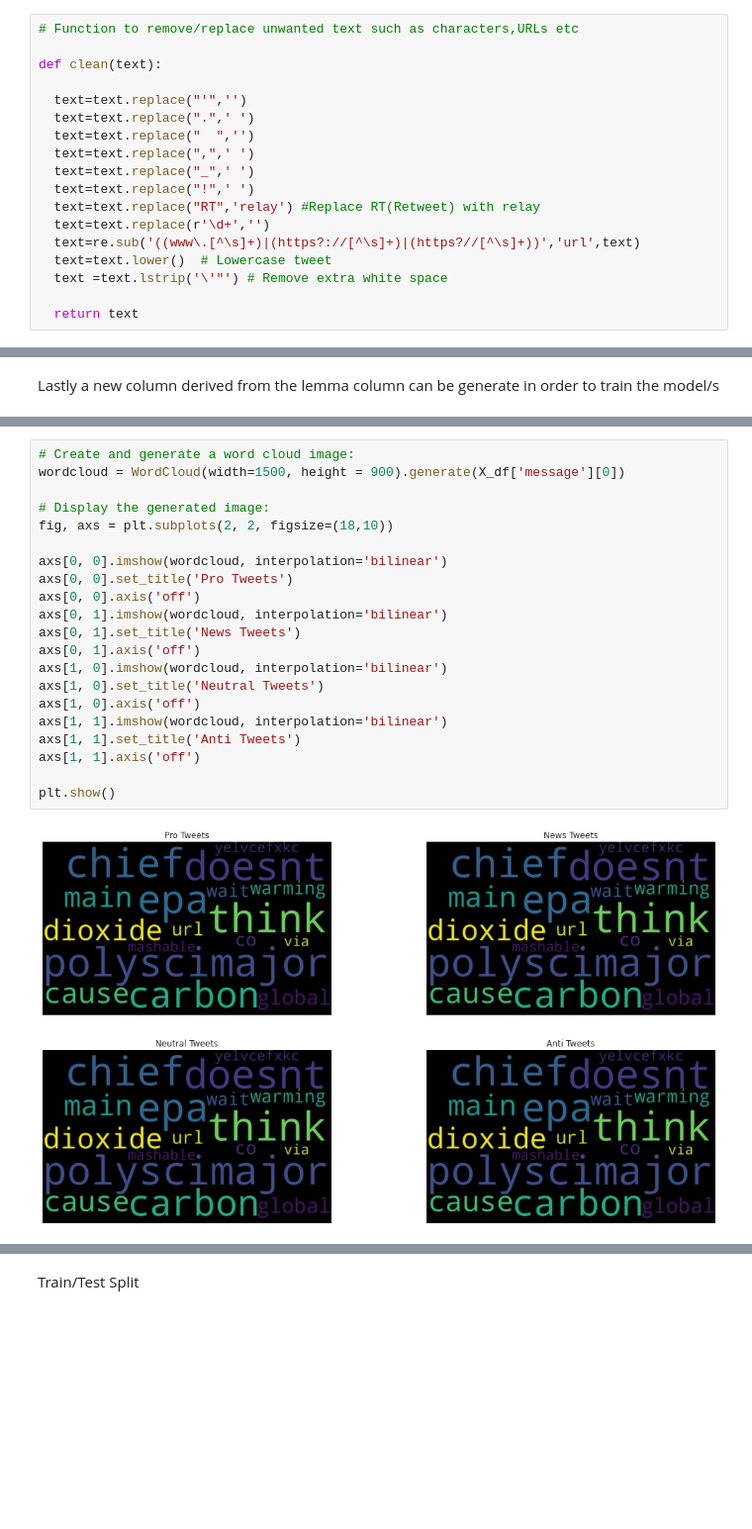
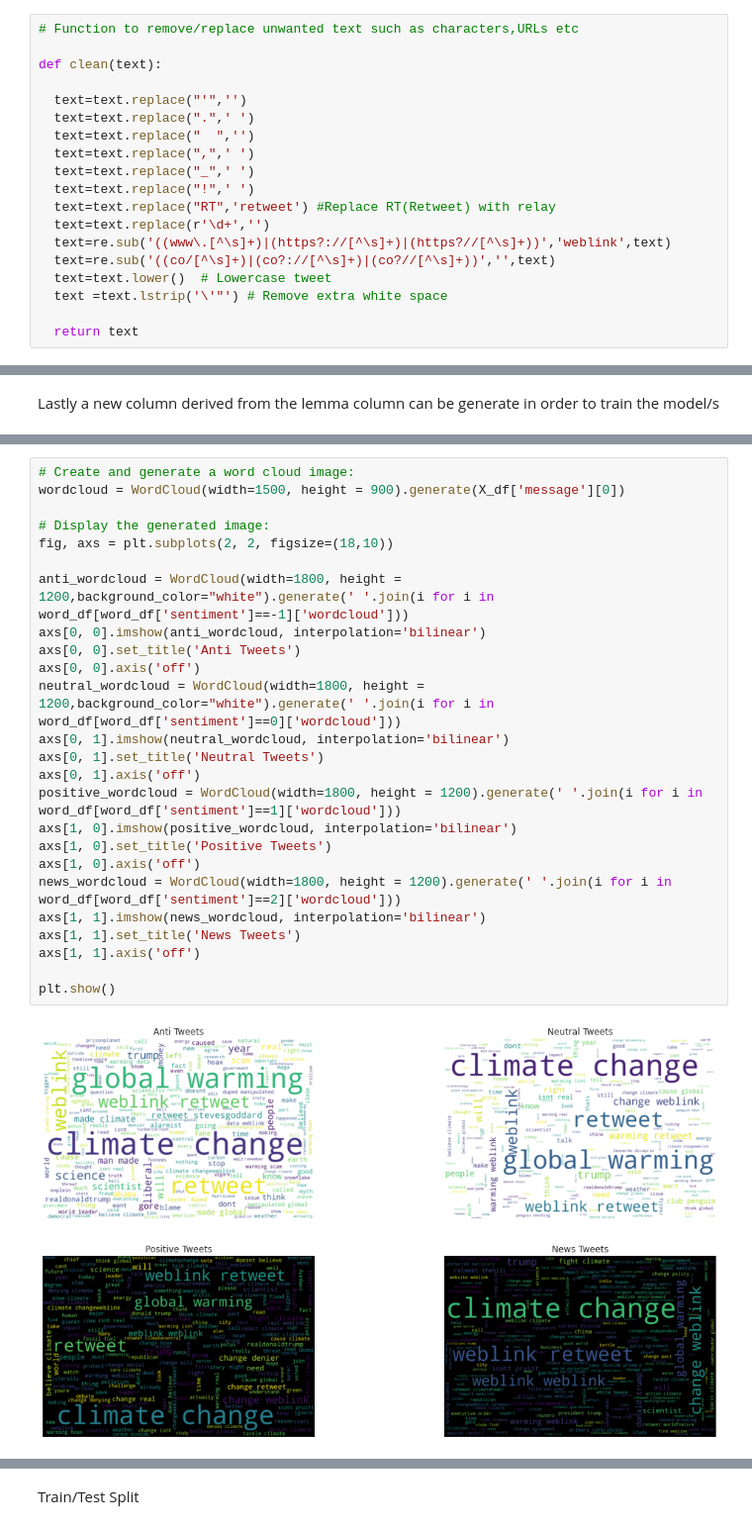
Before and after one commit to lejone/Classification, a Jupyter notebook: Classification Predict.ipynb, the cells around one changed output, grey strips where cells are left out. Shown at 99% size. Cells and saved outputs as stored; diff of their text form; blank space fills up the shorter version.

```diff
--- a/Classification Predict.ipynb
+++ b/Classification Predict.ipynb
@@ -252,9 +255,10 @@ def clean(text):
   text=text.replace(",",' ')
   text=text.replace("_",' ')
   text=text.replace("!",' ')
-  text=text.replace("RT",'relay') #Replace RT(Retweet) with relay
+  text=text.replace("RT",'retweet') #Replace RT(Retweet) with relay
   text=text.replace(r'\d+','')
-  text=re.sub('((www\.[^\s]+)|(https?://[^\s]+)|(https?//[^\s]+))','url',text)
+  text=re.sub('((www\.[^\s]+)|(https?://[^\s]+)|(https?//[^\s]+))','weblink',text)
+  text=re.sub('((co/[^\s]+)|(co?://[^\s]+)|(co?//[^\s]+))','',text)
   text=text.lower()  # Lowercase tweet
   text =text.lstrip('\'"') # Remove extra white space
 
@@ -362,23 +372,27 @@ The words most popular amongst the sentiment groups can be displayed on word clo
 # %%
 # Create and generate a word cloud image:
 wordcloud = WordCloud(width=1500, height = 900).generate(X_df['message'][0])
 
 # Display the generated image:
 fig, axs = plt.subplots(2, 2, figsize=(18,10))
 
-axs[0, 0].imshow(wordcloud, interpolation='bilinear')
-axs[0, 0].set_title('Pro Tweets')
+anti_wordcloud = WordCloud(width=1800, height = 1200,background_color="white").generate(' '.join(i for i in word_df[word_df['sentiment']==-1]['wordcloud']))
+axs[0, 0].imshow(anti_wordcloud, interpolation='bilinear')
+axs[0, 0].set_title('Anti Tweets')
 axs[0, 0].axis('off')
-axs[0, 1].imshow(wordcloud, interpolation='bilinear')
-axs[0, 1].set_title('News Tweets')
+neutral_wordcloud = WordCloud(width=1800, height = 1200,background_color="white").generate(' '.join(i for i in word_df[word_df['sentiment']==0]['wordcloud']))
+axs[0, 1].imshow(neutral_wordcloud, interpolation='bilinear')
+axs[0, 1].set_title('Neutral Tweets')
 axs[0, 1].axis('off')
-axs[1, 0].imshow(wordcloud, interpolation='bilinear')
-axs[1, 0].set_title('Neutral Tweets')
+positive_wordcloud = WordCloud(width=1800, height = 1200).generate(' '.join(i for i in word_df[word_df['sentiment']==1]['wordcloud']))
+axs[1, 0].imshow(positive_wordcloud, interpolation='bilinear')
+axs[1, 0].set_title('Positive Tweets')
 axs[1, 0].axis('off')
-axs[1, 1].imshow(wordcloud, interpolation='bilinear')
-axs[1, 1].set_title('Anti Tweets')
+news_wordcloud = WordCloud(width=1800, height = 1200).generate(' '.join(i for i in word_df[word_df['sentiment']==2]['wordcloud']))
+axs[1, 1].imshow(news_wordcloud, interpolation='bilinear')
+axs[1, 1].set_title('News Tweets')
 axs[1, 1].axis('off')
 
 plt.show()
 # %% [output]
-[figure, old version]
+[figure, new version]
```
Also changed, not shown: parts of 41 cells of this notebook.
